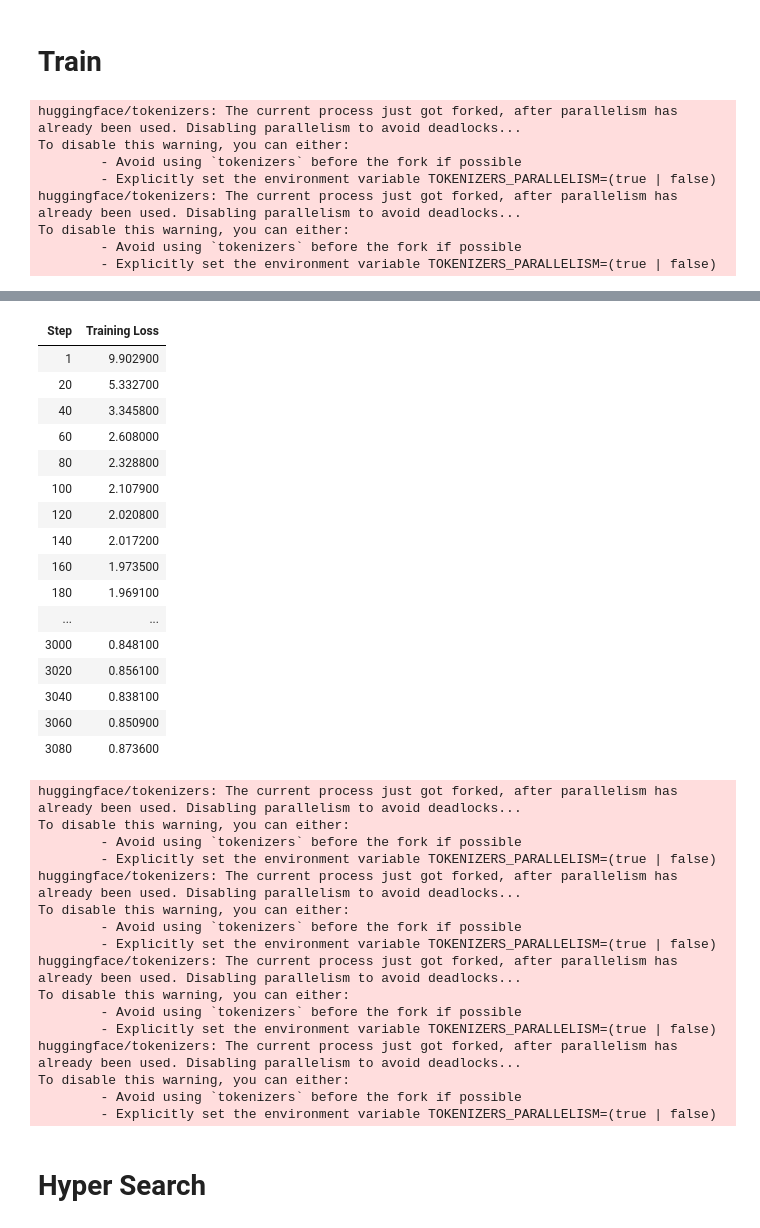
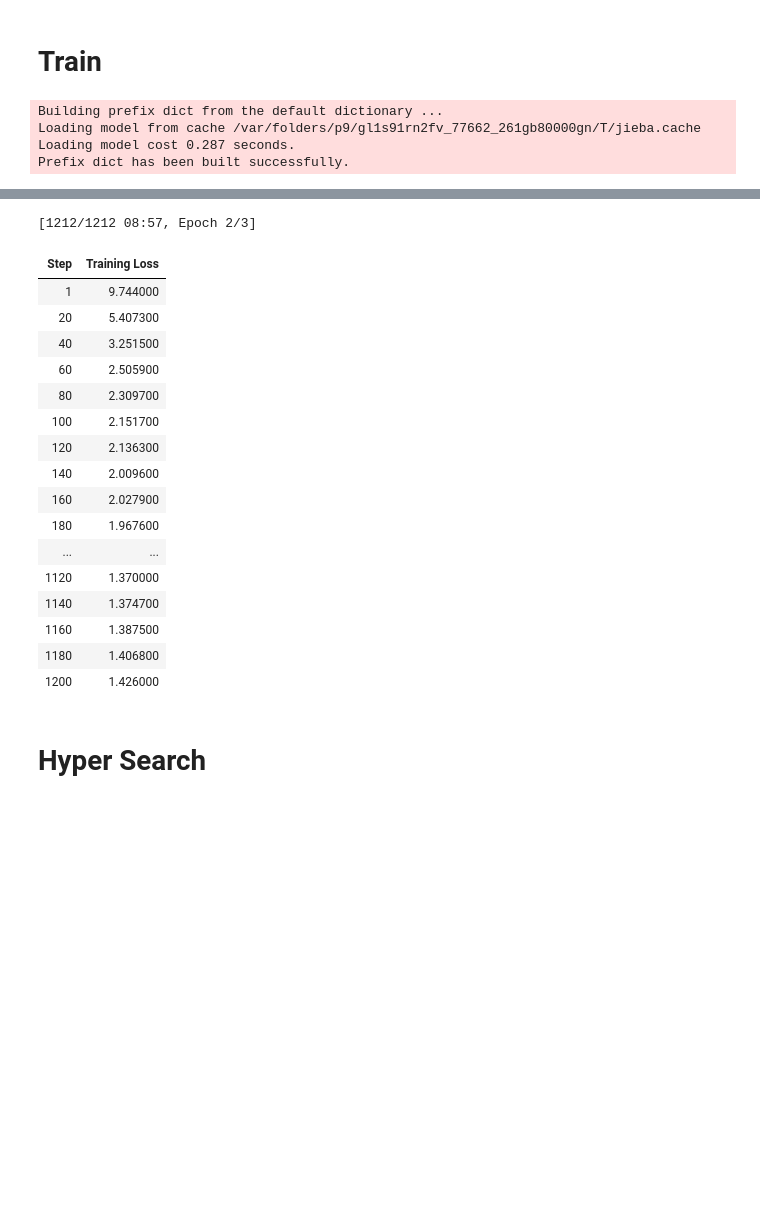
Before and after one commit to danilkladnitsky/itmo-masters-thesis, a Jupyter notebook: notebooks/train_models.ipynb, the cells around one changed output, grey strips where cells are left out. Saved outputs shown, nothing was run; the diff lists cells and outputs as text; code cells hidden in the pictures; blank space fills up the shorter version.

```diff
--- a/notebooks/train_models.ipynb
+++ b/notebooks/train_models.ipynb
@@ -102,10 +100,10 @@ def create_jieba_tokenizer(dataset_path, tokenizer_name, approach="wordpiece") -
     return hf_tokenizer
 # %%
 tokenizer = create_jieba_tokenizer(
-    dataset_path="../datasets/labeled_dataset.json",
+    dataset_path="../datasets/s3_prompts_hsk1.jsonl",
     tokenizer_name="hsk1-bpe-tokenizer",
     approach="bpe"
 )
 
-tokenizer.tokenize("我认识你")
+tokenizer.tokenize("你不用工作吗？")
 # %% [output]
@@ -190,7 +192,7 @@ class ChineseGPTTrainer:
 
     def load_and_tokenize_data(self):
         # Detect file format
-        if self.dataset_path.endswith(".json"):
+        if self.dataset_path.endswith(".jsonl"):
             dataset = load_dataset("json", data_files=self.dataset_path)["train"]
         else:
             with open(self.dataset_path, encoding="utf-8") as f:
@@ -235,14 +237,17 @@ class ChineseGPTTrainer:
         self.model.save_pretrained(self.output_dir)
         self.tokenizer.save_pretrained(self.output_dir)
 # %%
-DATASET_PATH = "../datasets/"
+import os
+DATASET_PATH = "../datasets/" + "s3_prompts_hsk2.jsonl"
 SAVE_MODEL_PATH = "../models/"
+
+os.environ["TOKENIZERS_PARALLELISM"] = "false"
 
 trainer = ChineseGPTTrainer(
     model_name="uer/gpt2-chinese-cluecorpussmall",
-    dataset_path=DATASET_PATH + "labeled_dataset.json",
-    output_dir=SAVE_MODEL_PATH + "hsk1-gpt2-jieba",
-    tokenizer=create_jieba_tokenizer(dataset_path="../datasets/labeled_dataset.json", tokenizer_name="hsk1-bpe-tokenizer", approach="bpe"),
+    dataset_path=DATASET_PATH,
+    output_dir=SAVE_MODEL_PATH + "hsk2-jieba-bpe",
+    tokenizer=create_jieba_tokenizer(dataset_path=DATASET_PATH, tokenizer_name="hsk2-bpe-tokenizer", approach="bpe"),
     max_length=64,
     batch_size=4,
     epochs=3,
@@ -254,11 +259,7 @@ trainer = ChineseGPTTrainer(
 trainer.train()
 trainer.save()
 # %% [output]
-huggingface/tokenizers: The current process just got forked, after parallelism has already been used. Disabling parallelism to avoid deadlocks...
-To disable this warning, you can either:
-        - Avoid using `tokenizers` before the fork if possible
-        - Explicitly set the environment variable TOKENIZERS_PARALLELISM=(true | false)
-huggingface/tokenizers: The current process just got forked, after parallelism has already been used. Disabling parallelism to avoid deadlocks...
-To disable this warning, you can either:
-        - Avoid using `tokenizers` before the fork if possible
-        - Explicitly set the environment variable TOKENIZERS_PARALLELISM=(true | false)
+Building prefix dict from the default dictionary ...
+Loading model from cache /var/folders/p9/gl1s91rn2fv_77662_261gb80000gn/T/jieba.cache
+Loading model cost 0.287 seconds.
+Prefix dict has been built successfully.
@@ -266,36 +267,21 @@ To disable this warning, you can either:
+[1212/1212 08:57, Epoch 2/3]
 | Step | Training Loss |
-| 1 | 9.902900 |
-| 20 | 5.332700 |
-| 40 | 3.345800 |
-| 60 | 2.608000 |
-| 80 | 2.328800 |
-| 100 | 2.107900 |
-| 120 | 2.020800 |
-| 140 | 2.017200 |
-| 160 | 1.973500 |
-| 180 | 1.969100 |
+| 1 | 9.744000 |
+| 20 | 5.407300 |
+| 40 | 3.251500 |
+| 60 | 2.505900 |
+| 80 | 2.309700 |
+| 100 | 2.151700 |
+| 120 | 2.136300 |
+| 140 | 2.009600 |
+| 160 | 2.027900 |
+| 180 | 1.967600 |
 | ... | ... |
-| 3000 | 0.848100 |
-| 3020 | 0.856100 |
-| 3040 | 0.838100 |
-| 3060 | 0.850900 |
-| 3080 | 0.873600 |
+| 1120 | 1.370000 |
+| 1140 | 1.374700 |
+| 1160 | 1.387500 |
+| 1180 | 1.406800 |
+| 1200 | 1.426000 |
-huggingface/tokenizers: The current process just got forked, after parallelism has already been used. Disabling parallelism to avoid deadlocks...
-To disable this warning, you can either:
-        - Avoid using `tokenizers` before the fork if possible
-        - Explicitly set the environment variable TOKENIZERS_PARALLELISM=(true | false)
-huggingface/tokenizers: The current process just got forked, after parallelism has already been used. Disabling parallelism to avoid deadlocks...
-To disable this warning, you can either:
-        - Avoid using `tokenizers` before the fork if possible
-        - Explicitly set the environment variable TOKENIZERS_PARALLELISM=(true | false)
-huggingface/tokenizers: The current process just got forked, after parallelism has already been used. Disabling parallelism to avoid deadlocks...
-To disable this warning, you can either:
-        - Avoid using `tokenizers` before the fork if possible
-        - Explicitly set the environment variable TOKENIZERS_PARALLELISM=(true | false)
-huggingface/tokenizers: The current process just got forked, after parallelism has already been used. Disabling parallelism to avoid deadlocks...
-To disable this warning, you can either:
-        - Avoid using `tokenizers` before the fork if possible
-        - Explicitly set the environment variable TOKENIZERS_PARALLELISM=(true | false)
 # %% [markdown]
 # Hyper Search
 # %%
```
Also changed, not shown: parts of 4 cells of this notebook, 2 other files.
